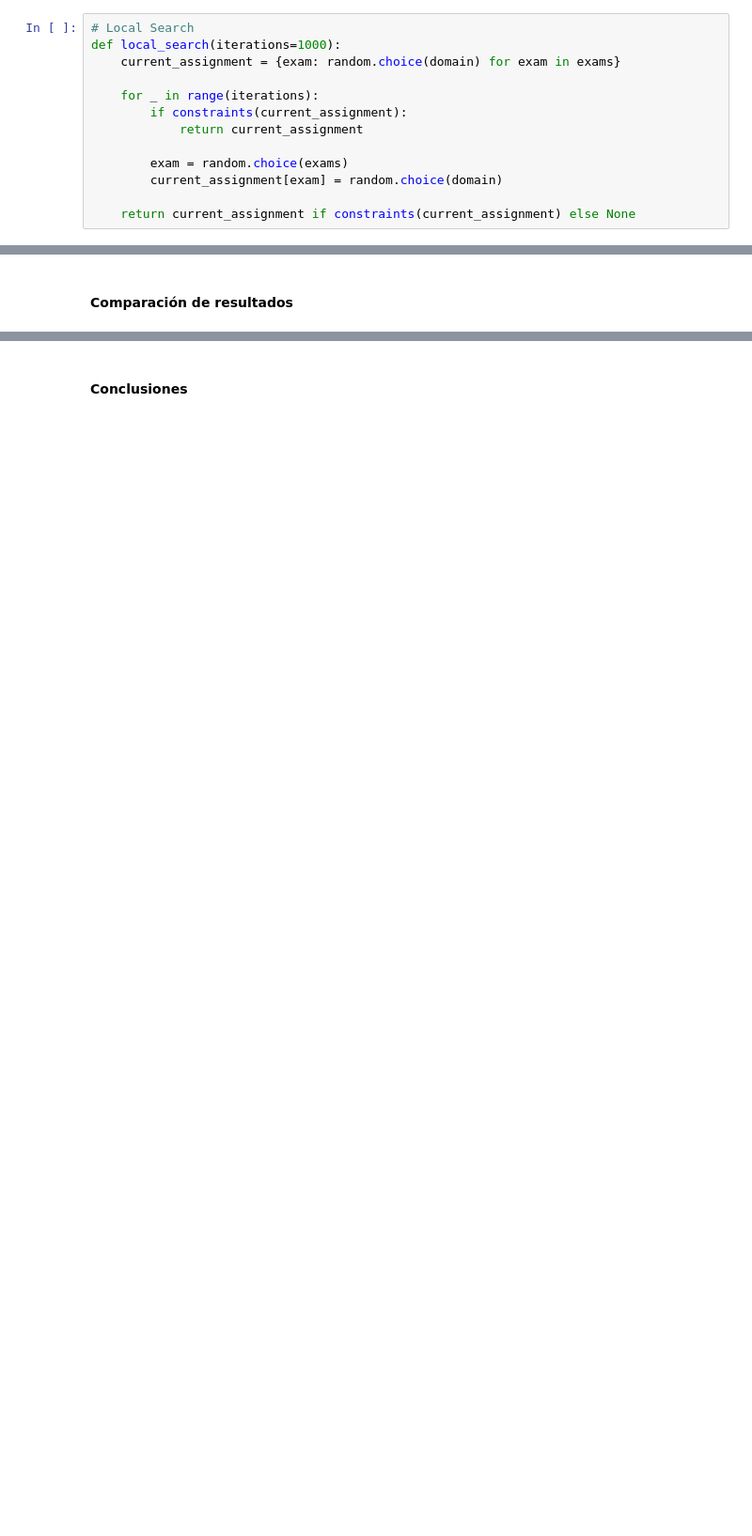
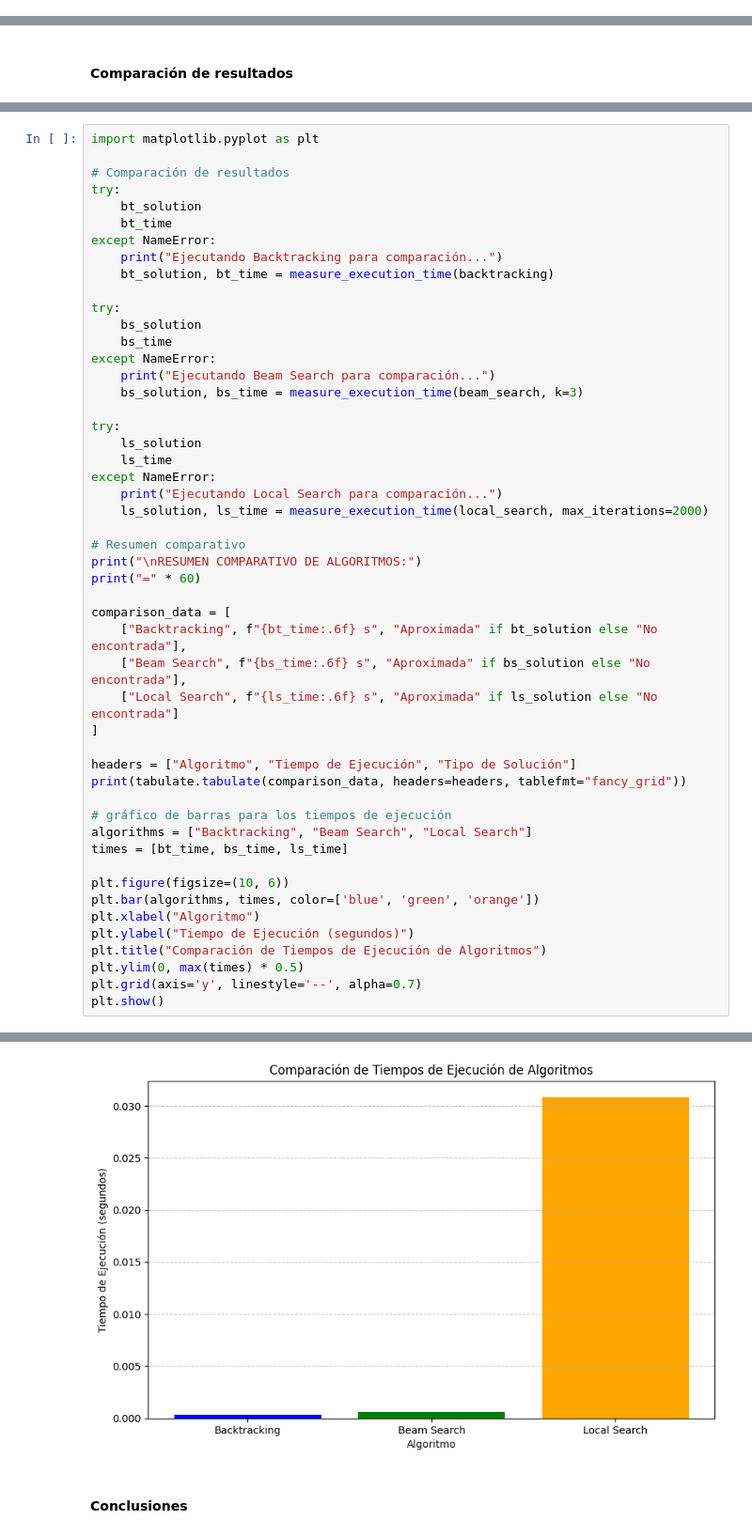
Before and after one commit to FabianKel/LAB8-IA, a Jupyter notebook: main.ipynb, the cells around one changed output, grey strips where cells are left out. Shown at 94% size. Cells and saved outputs as stored; diff of their text form; blank space fills up the shorter version.

```diff
--- a/main.ipynb
+++ b/main.ipynb
@@ -138,15 +319,2 @@ def beam_search(k=2):
 # %% [markdown]
 #### **Algoritmo de Local Search**
-# %%
-# Local Search
-def local_search(iterations=1000):
-    current_assignment = {exam: random.choice(domain) for exam in exams}
-
-    for _ in range(iterations):
-        if constraints(current_assignment):
-            return current_assignment
-
-        exam = random.choice(exams)
-        current_assignment[exam] = random.choice(domain)
-
-    return current_assignment if constraints(current_assignment) else None
@@ -187,0 +404,51 @@ Local Search: 0.00029 seconds
+# %%
+import matplotlib.pyplot as plt
+
+# Comparación de resultados
+try:
+    bt_solution
+    bt_time
+except NameError:
+    print("Ejecutando Backtracking para comparación...")
+    bt_solution, bt_time = measure_execution_time(backtracking)
+
+try:
+    bs_solution
+    bs_time
+except NameError:
+    print("Ejecutando Beam Search para comparación...")
+    bs_solution, bs_time = measure_execution_time(beam_search, k=3)
+
+try:
+    ls_solution
+    ls_time
+except NameError:
+    print("Ejecutando Local Search para comparación...")
+    ls_solution, ls_time = measure_execution_time(local_search, max_iterations=2000)
+
+# Resumen comparativo
+print("\nRESUMEN COMPARATIVO DE ALGORITMOS:")
+print("=" * 60)
+
+comparison_data = [
+    ["Backtracking", f"{bt_time:.6f} s", "Aproximada" if bt_solution else "No encontrada"],
+    ["Beam Search", f"{bs_time:.6f} s", "Aproximada" if bs_solution else "No encontrada"],
+    ["Local Search", f"{ls_time:.6f} s", "Aproximada" if ls_solution else "No encontrada"]
+]
+
+headers = ["Algoritmo", "Tiempo de Ejecución", "Tipo de Solución"]
+print(tabulate.tabulate(comparison_data, headers=headers, tablefmt="fancy_grid"))
+
+# gráfico de barras para los tiempos de ejecución
+algorithms = ["Backtracking", "Beam Search", "Local Search"]
+times = [bt_time, bs_time, ls_time]
+
+plt.figure(figsize=(10, 6))
+plt.bar(algorithms, times, color=['blue', 'green', 'orange'])
+plt.xlabel("Algoritmo")
+plt.ylabel("Tiempo de Ejecución (segundos)")
+plt.title("Comparación de Tiempos de Ejecución de Algoritmos")
+plt.ylim(0, max(times) * 0.5)
+plt.grid(axis='y', linestyle='--', alpha=0.7)
+plt.show()
+# %% [output]
@@ -188,2 +510,3 @@ Local Search: 0.00029 seconds
+[figure, added]
 # %% [markdown]
 #### **Conclusiones**
```
Also changed, not shown: parts of 14 cells of this notebook.
